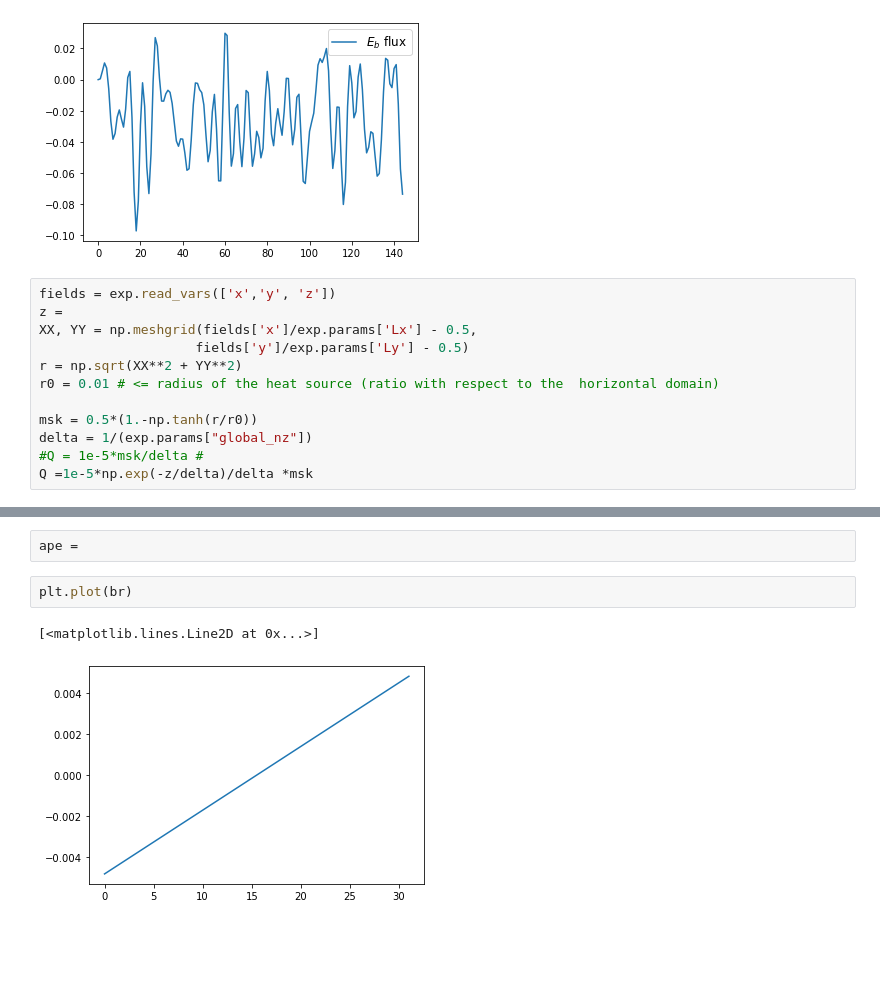
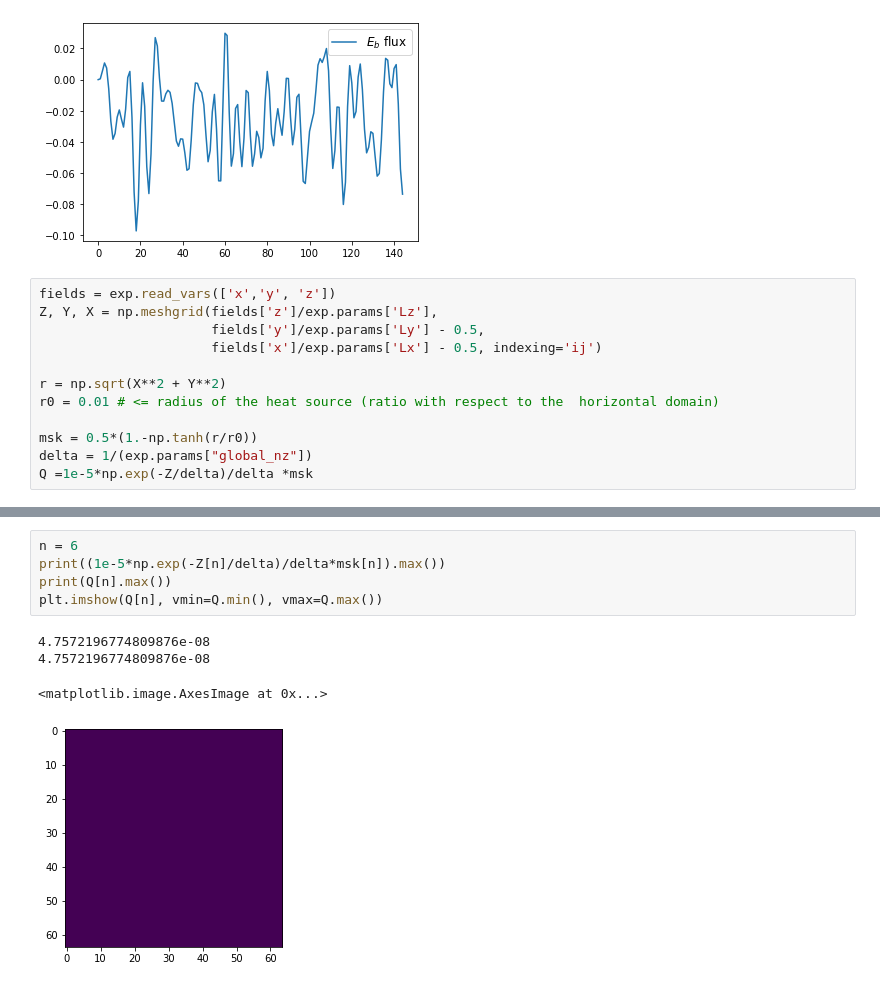
Before and after one commit to cpierard/Nyles, a Jupyter notebook: notebooks/Untitled.ipynb, the cells around one changed output, grey strips where cells are left out. Drawn from its saved outputs; the diff is of its cells as text; blank space fills up the shorter version.

```diff
--- a/notebooks/Untitled.ipynb
+++ b/notebooks/Untitled.ipynb
@@ -120,13 +145,13 @@ plt.legend(fontsize=12)
 [figure]
 # %%
 fields = exp.read_vars(['x','y', 'z'])
-z =
-XX, YY = np.meshgrid(fields['x']/exp.params['Lx'] - 0.5,
-                    fields['y']/exp.params['Ly'] - 0.5)
-r = np.sqrt(XX**2 + YY**2)
+Z, Y, X = np.meshgrid(fields['z']/exp.params['Lz'],
+                      fields['y']/exp.params['Ly'] - 0.5,
+                      fields['x']/exp.params['Lx'] - 0.5, indexing='ij')
+
+r = np.sqrt(X**2 + Y**2)
 r0 = 0.01 # <= radius of the heat source (ratio with respect to the  horizontal domain)
 
 msk = 0.5*(1.-np.tanh(r/r0))
 delta = 1/(exp.params["global_nz"])
-#Q = 1e-5*msk/delta #
-Q =1e-5*np.exp(-z/delta)/delta *msk
+Q =1e-5*np.exp(-Z/delta)/delta *msk
@@ -151,7 +158,10 @@ plt.plot(b[100,:,32,32])
-# %%
-ape =
-# %%
-plt.plot(br)
-# %% [output]
-[<matplotlib.lines.Line2D at 0x...>]
-[figure, removed]
+# %%
+n = 6
+print((1e-5*np.exp(-Z[n]/delta)/delta*msk[n]).max())
+print(Q[n].max())
+plt.imshow(Q[n], vmin=Q.min(), vmax=Q.max())
+# %% [output]
+4.7572196774809876e-08
+4.7572196774809876e-08
+<matplotlib.image.AxesImage at 0x...>
+[figure, added]
```
Also changed, not shown: parts of 15 cells of this notebook, 1 other file.
